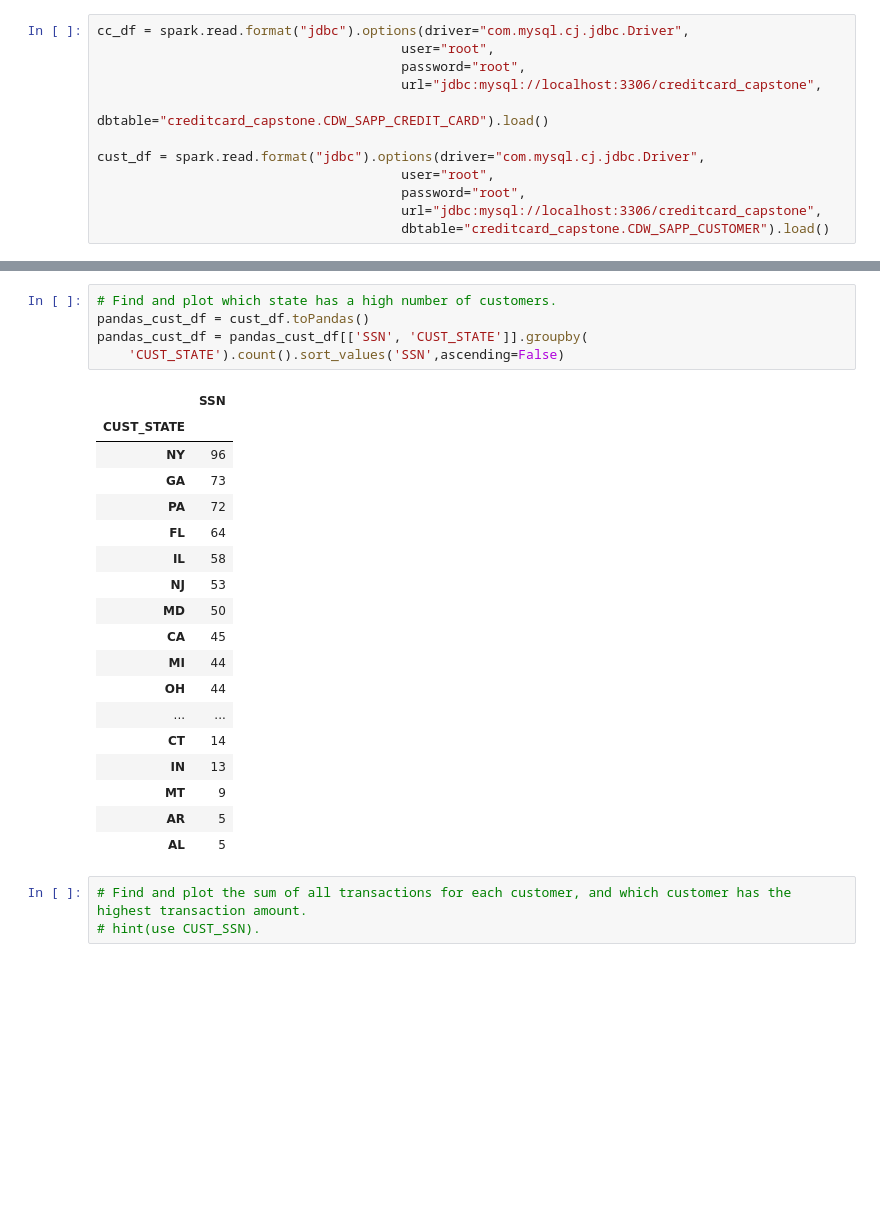
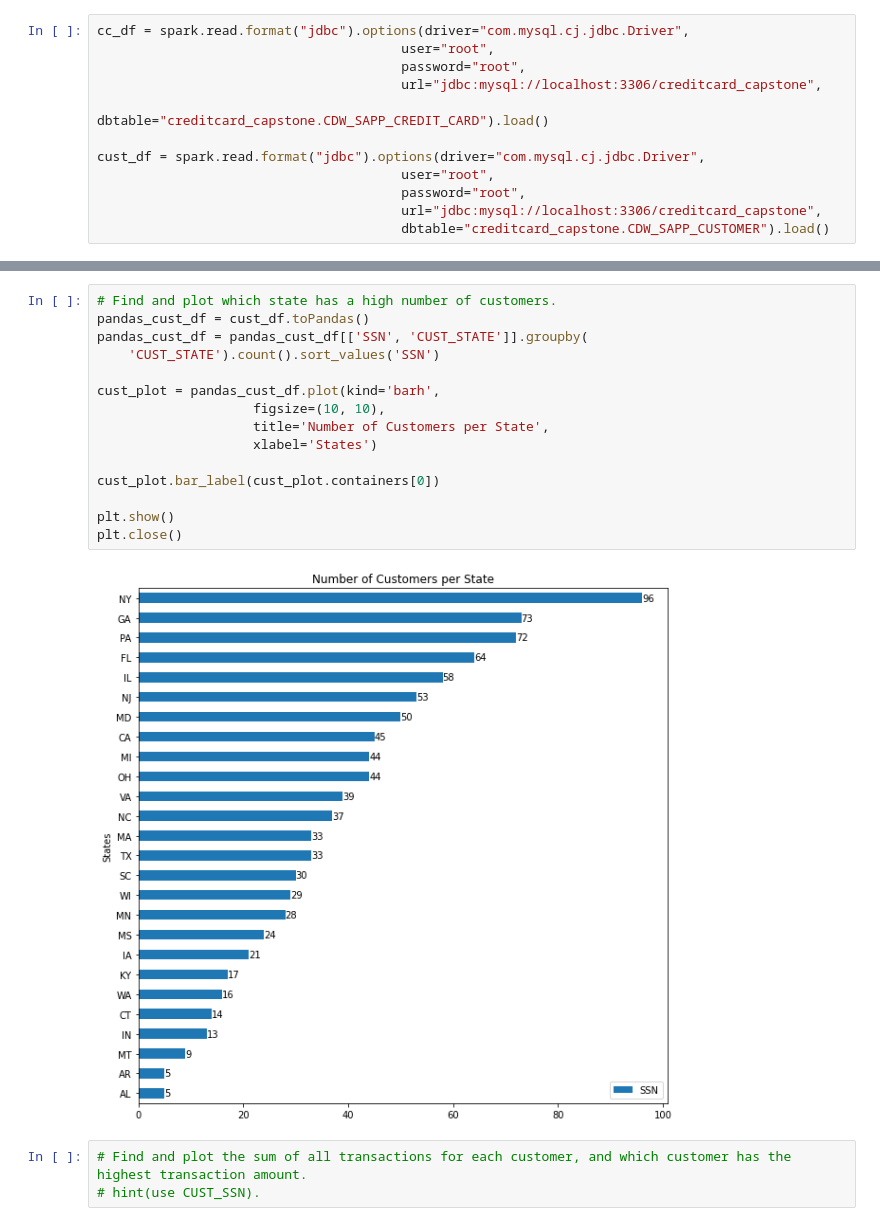
Before and after one commit to Cosdaman/PSCS-LoanAndCredit, a Jupyter notebook: Data_Visualization.ipynb, the cells around one changed output, grey strips where cells are left out. Saved outputs shown, nothing was run; the diff lists cells and outputs as text; blank space fills up the shorter version.

Commit message:
added more plots

```diff
--- a/Data_Visualization.ipynb
+++ b/Data_Visualization.ipynb
@@ -41,27 +42,20 @@ plt.show()
 # %%
 # Find and plot which state has a high number of customers.
 pandas_cust_df = cust_df.toPandas()
 pandas_cust_df = pandas_cust_df[['SSN', 'CUST_STATE']].groupby(
-    'CUST_STATE').count().sort_values('SSN',ascending=False)
+    'CUST_STATE').count().sort_values('SSN')
+
+cust_plot = pandas_cust_df.plot(kind='barh',
+                    figsize=(10, 10),
+                    title='Number of Customers per State',
+                    xlabel='States')
+
+cust_plot.bar_label(cust_plot.containers[0])
+
+plt.show()
+plt.close()
 # %% [output]
-|  | SSN |
-| CUST_STATE |  |
-| NY | 96 |
-| GA | 73 |
-| PA | 72 |
-| FL | 64 |
-| IL | 58 |
-| NJ | 53 |
-| MD | 50 |
-| CA | 45 |
-| MI | 44 |
-| OH | 44 |
-| ... | ... |
-| CT | 14 |
-| IN | 13 |
-| MT | 9 |
-| AR | 5 |
-| AL | 5 |
+[figure, added]
 # %%
 # Find and plot the sum of all transactions for each customer, and which customer has the highest transaction amount.
 # hint(use CUST_SSN).
```
Also changed, not shown: parts of 1 cell of this notebook.
